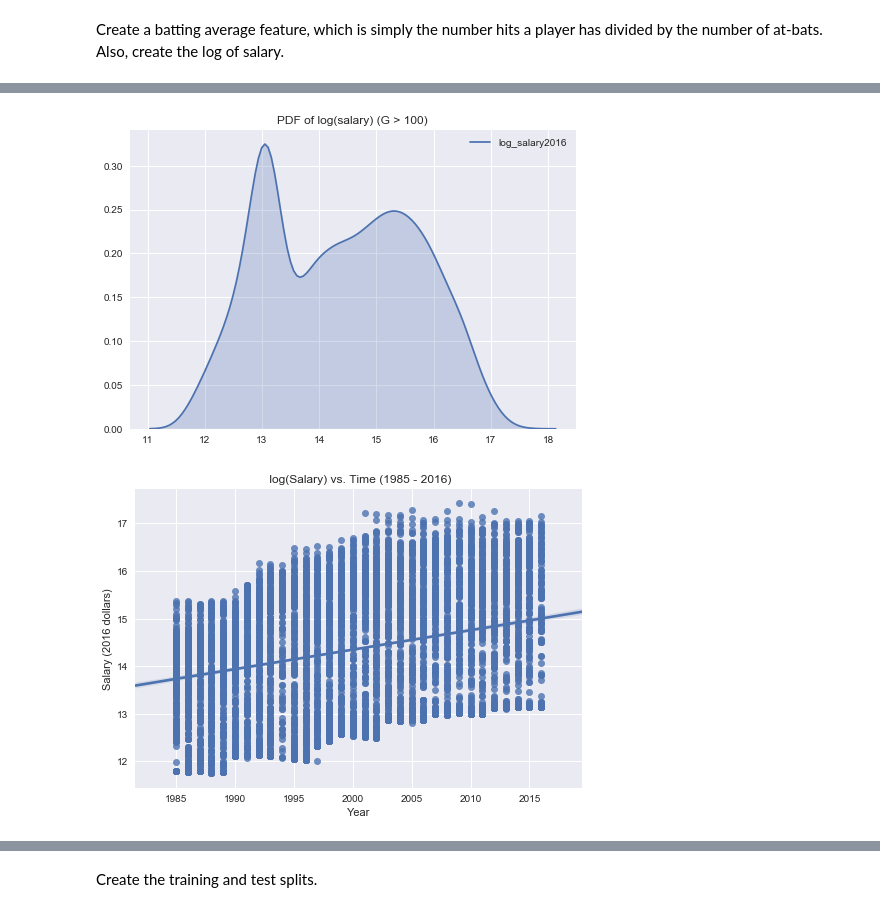
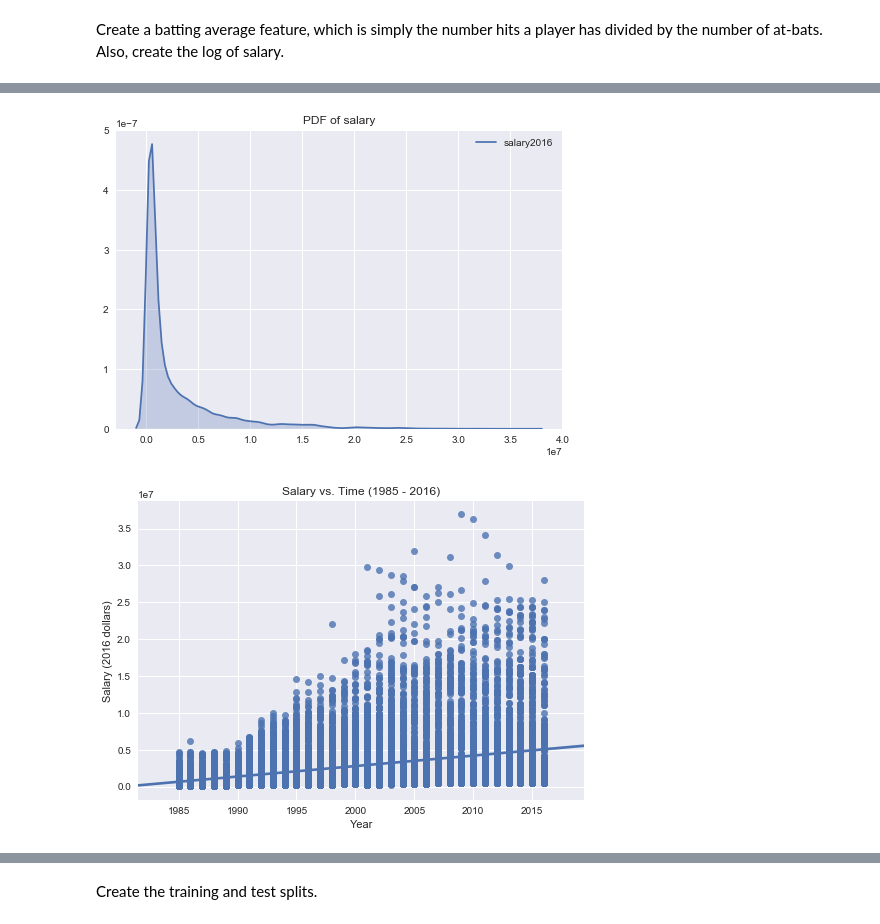
Before and after one commit to jwhoffman/predicting_MLB_player_salary, a Jupyter notebook: predicting MLB_player_salary.ipynb, the cells around one changed output, grey strips where cells are left out. Saved outputs shown, nothing was run; the diff lists cells and outputs as text; code cells hidden in the pictures.

```diff
--- a/predicting MLB_player_salary.ipynb
+++ b/predicting MLB_player_salary.ipynb
@@ -174,3 +234 @@ Delete the fielding players that have less than 100 games.  We want to throw out
-# %%
-batting_1985_100g = batting_1985[batting_1985.G >= 100]
 # %%
@@ -446,3 +491,0 @@ plt.show()
-# %%
-salary_adj = pd.DataFrame(salary_adj)
-salary_adj.head()
@@ -457,8 +502,10 @@ salary_adj.head()
 # %% [markdown]
 Create a batting average feature, which is simply the number hits a player has divided by the number of at-bats.  Also, create the log of salary.
 # %%
+
 salary_adj['AVG'] = salary_adj.H / salary_adj.AB *1000
 salary_adj['log_salary2016'] = np.log(salary_adj['salary2016'])
-salary_adj.head()
-salary_adj.describe()
+salary_adj['EXP_SQ']=np.square(salary_adj['EXP'])
+
+salary_adj.sort_values(by=['playerID', 'yearID'])
 # %% [output]
@@ -475,16 +530,16 @@ salary_adj.describe()
 # %%
-sns.kdeplot(salary_adj.log_salary2016, shade=True)
-plt.title("PDF of log(salary) (G > 100)")
+sns.kdeplot(salary_adj.salary2016, shade=True)
+plt.title("PDF of salary")
 plt.show()
 # %% [output]
-[figure, old version]
+[figure, new version]
 # %%
 sns.regplot(x='yearID',
-            y='log_salary2016',
+            y='salary2016',
            data=salary_adj)
-plt.title(' log(Salary) vs. Time (1985 - 2016)')
+plt.title('Salary vs. Time (1985 - 2016)')
 plt.xlabel('Year')
 plt.ylabel('Salary (2016 dollars)')
 plt.show()
 # %% [output]
-[figure, old version]
+[figure, new version]
```
Also changed, not shown: parts of 76 cells of this notebook.
